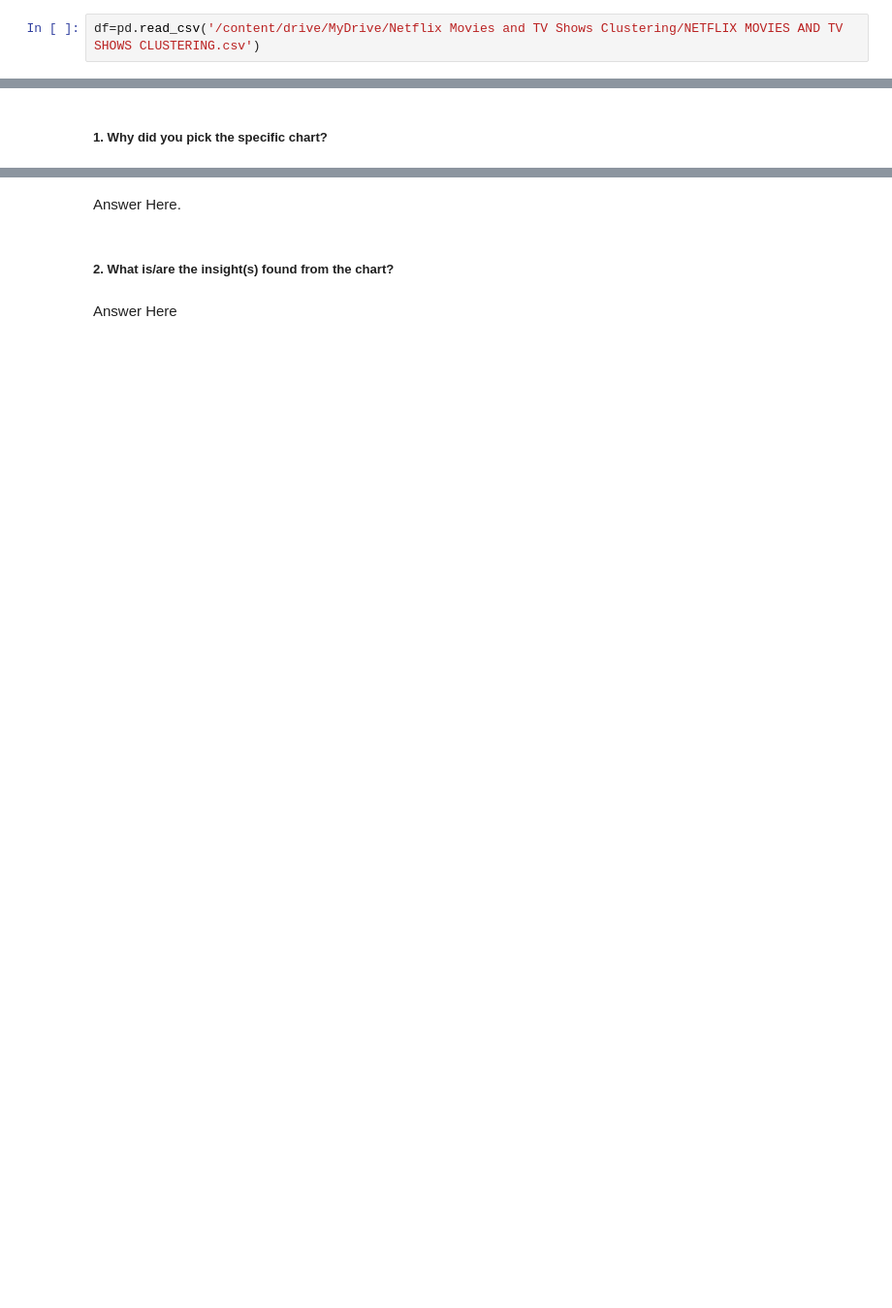
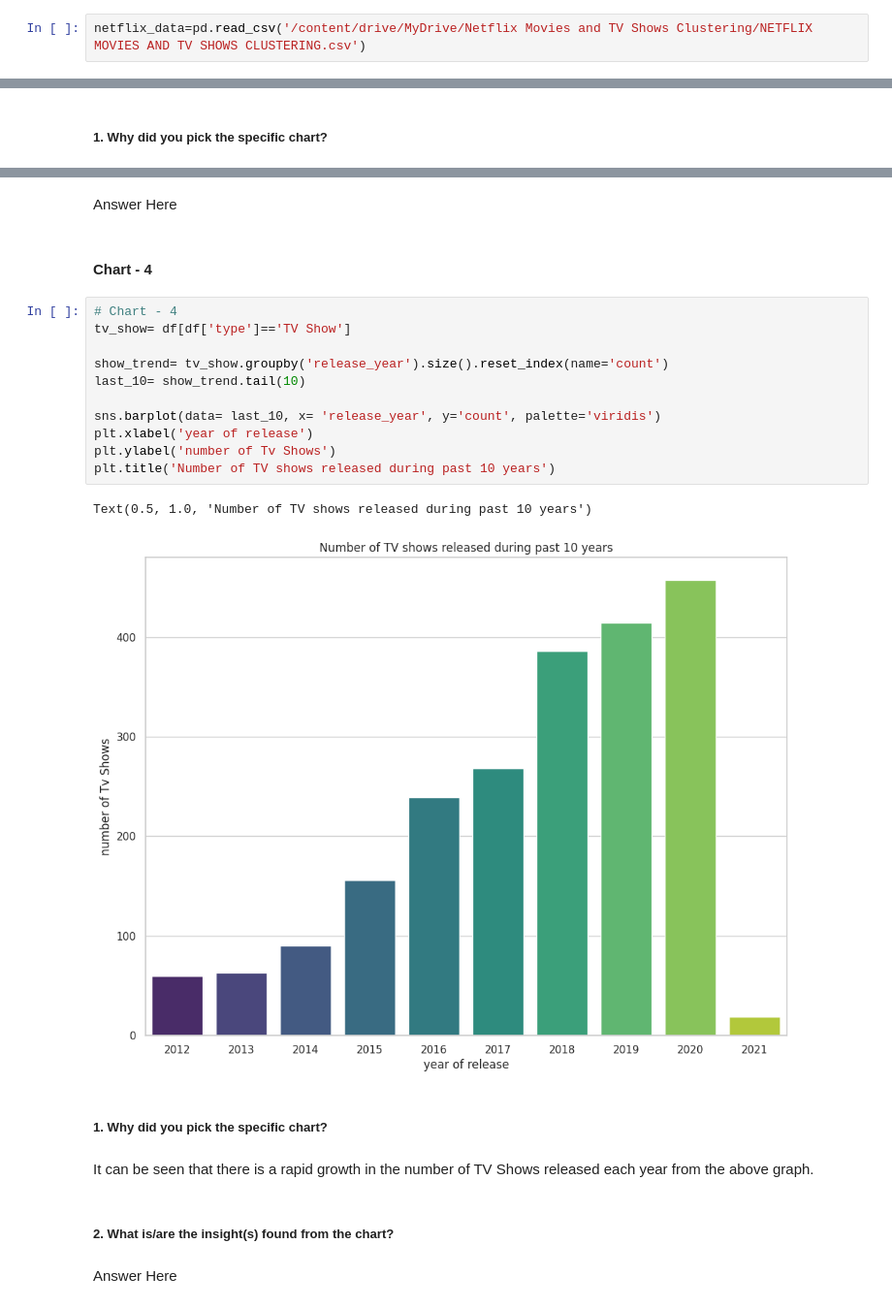
Before and after one commit to Sanjeevhegde009/Netflix-Movies-and-TV-Shows-Clustering, a Jupyter notebook: Netflix_Movies_Clustering.ipynb, the cells around one changed output, grey strips where cells are left out. Shown at 97% size. Drawn from its saved outputs; the diff is of its cells as text; blank space fills up the shorter version.

```diff
--- a/Netflix_Movies_Clustering.ipynb
+++ b/Netflix_Movies_Clustering.ipynb
@@ -148,2 +136,2 @@ Mounted at /content/drive
 # %%
-df=pd.read_csv('/content/drive/MyDrive/Netflix Movies and TV Shows Clustering/NETFLIX MOVIES AND TV SHOWS CLUSTERING.csv')
+netflix_data=pd.read_csv('/content/drive/MyDrive/Netflix Movies and TV Shows Clustering/NETFLIX MOVIES AND TV SHOWS CLUSTERING.csv')
@@ -466,5 +539,25 @@ df.head()
 # %% [markdown]
-Answer Here.
+Answer Here
+# %% [markdown]
+#### Chart - 4
+# %%
+# Chart - 4
+tv_show= df[df['type']=='TV Show']
+
+show_trend= tv_show.groupby('release_year').size().reset_index(name='count')
+last_10= show_trend.tail(10)
+
+sns.barplot(data= last_10, x= 'release_year', y='count', palette='viridis')
+plt.xlabel('year of release')
+plt.ylabel('number of Tv Shows')
+plt.title('Number of TV shows released during past 10 years')
+# %% [output]
+Text(0.5, 1.0, 'Number of TV shows released during past 10 years')
+[figure, added]
+# %% [markdown]
+##### 1. Why did you pick the specific chart?
+# %% [markdown]
+It can be seen that there is a rapid growth in the number of TV Shows released each year from the above graph.
 # %% [markdown]
 ##### 2. What is/are the insight(s) found from the chart?
 # %% [markdown]
```
Also changed, not shown: parts of 169 cells of this notebook.
